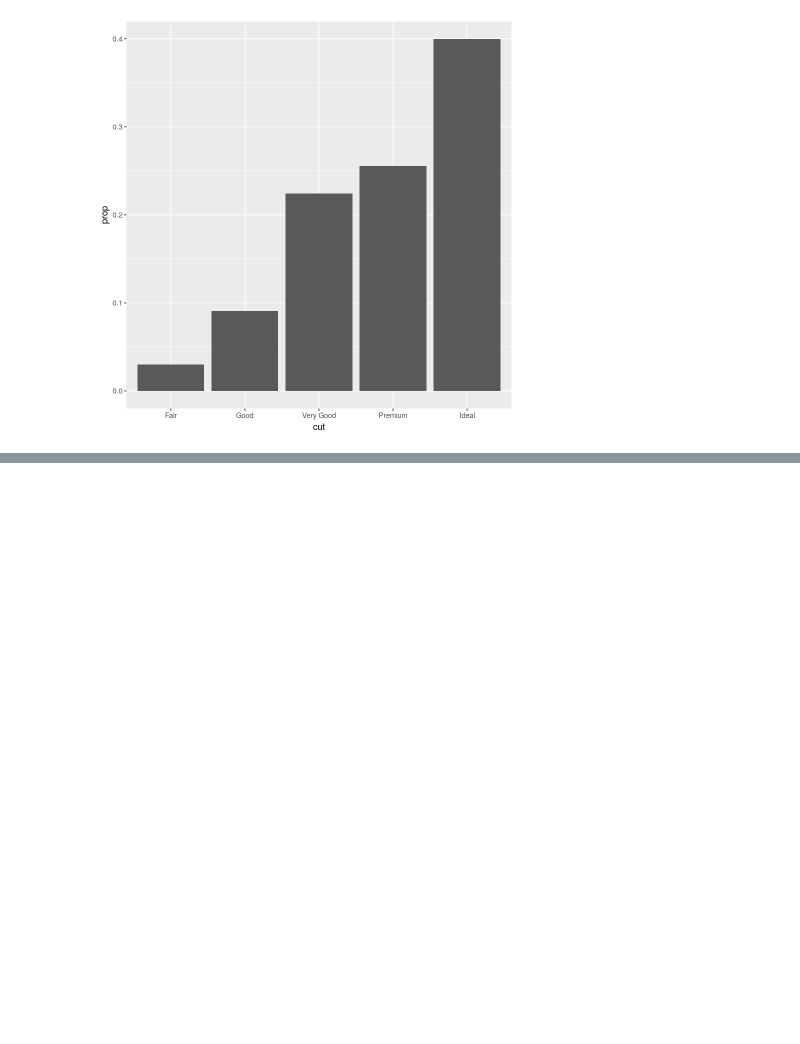
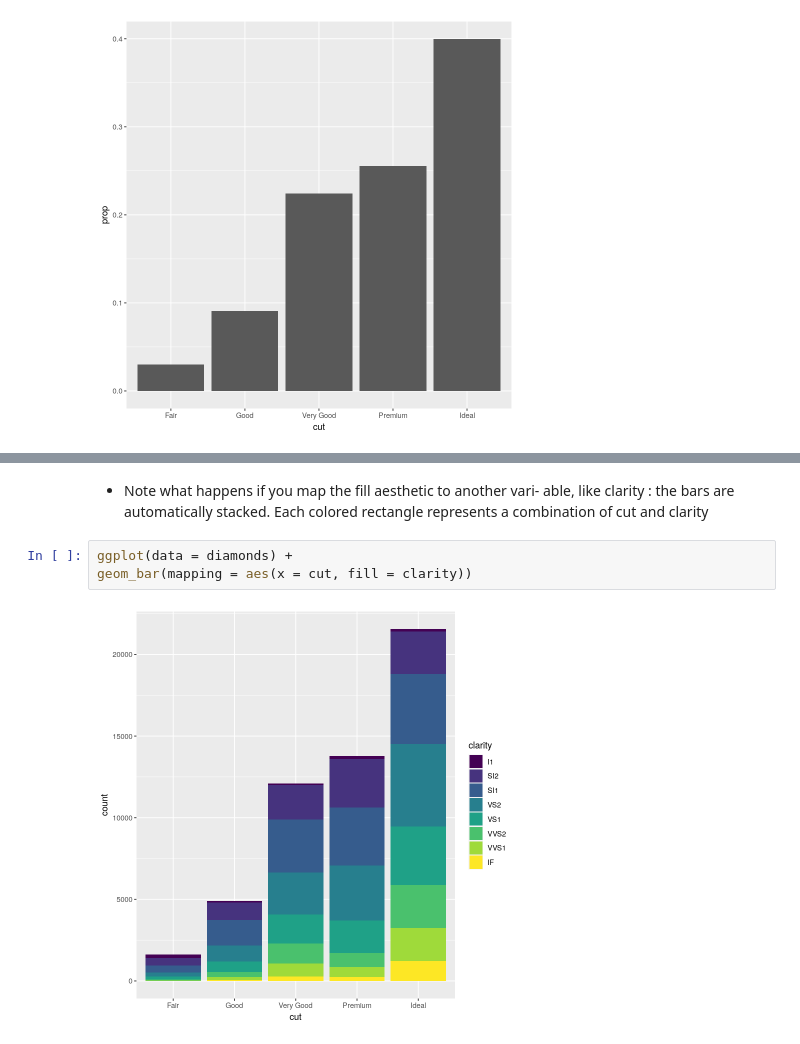
Before and after one commit to YanNianqun/Data-science, a Jupyter notebook: R_for_data_Science.ipynb, the cells around one changed output, grey strips where cells are left out. Drawn from its saved outputs; the diff is of its cells as text; blank space fills up the shorter version.

```diff
--- a/R_for_data_Science.ipynb
+++ b/R_for_data_Science.ipynb
@@ -378,0 +387,9 @@ Warning message:
+# %% [markdown]
++ Note what happens if you map the fill aesthetic to another vari‐
+able, like clarity : the bars are automatically stacked. Each colored
+rectangle represents a combination of cut and clarity
+# %%
+ggplot(data = diamonds) +
+geom_bar(mapping = aes(x = cut, fill = clarity))
+# %% [output]
+[figure, added]
```
Also changed, not shown: parts of 54 cells of this notebook.
